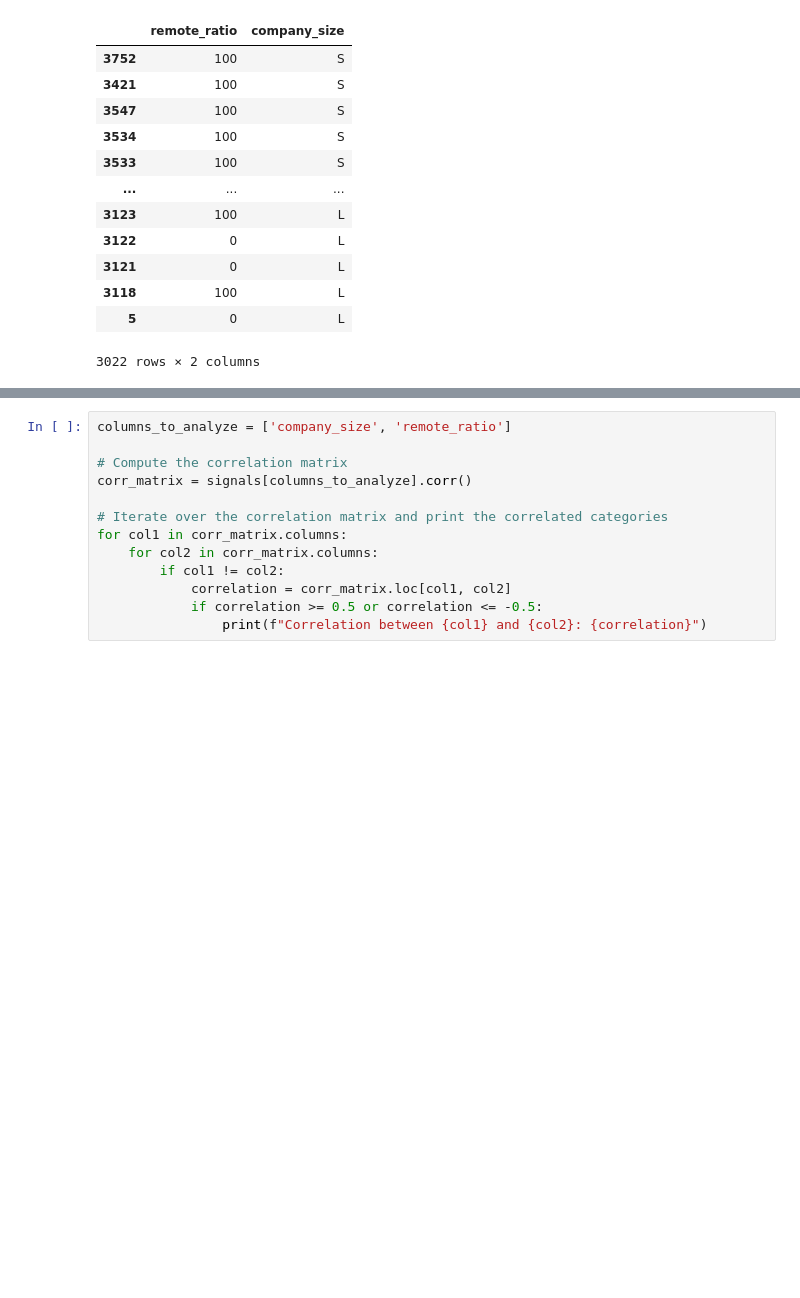
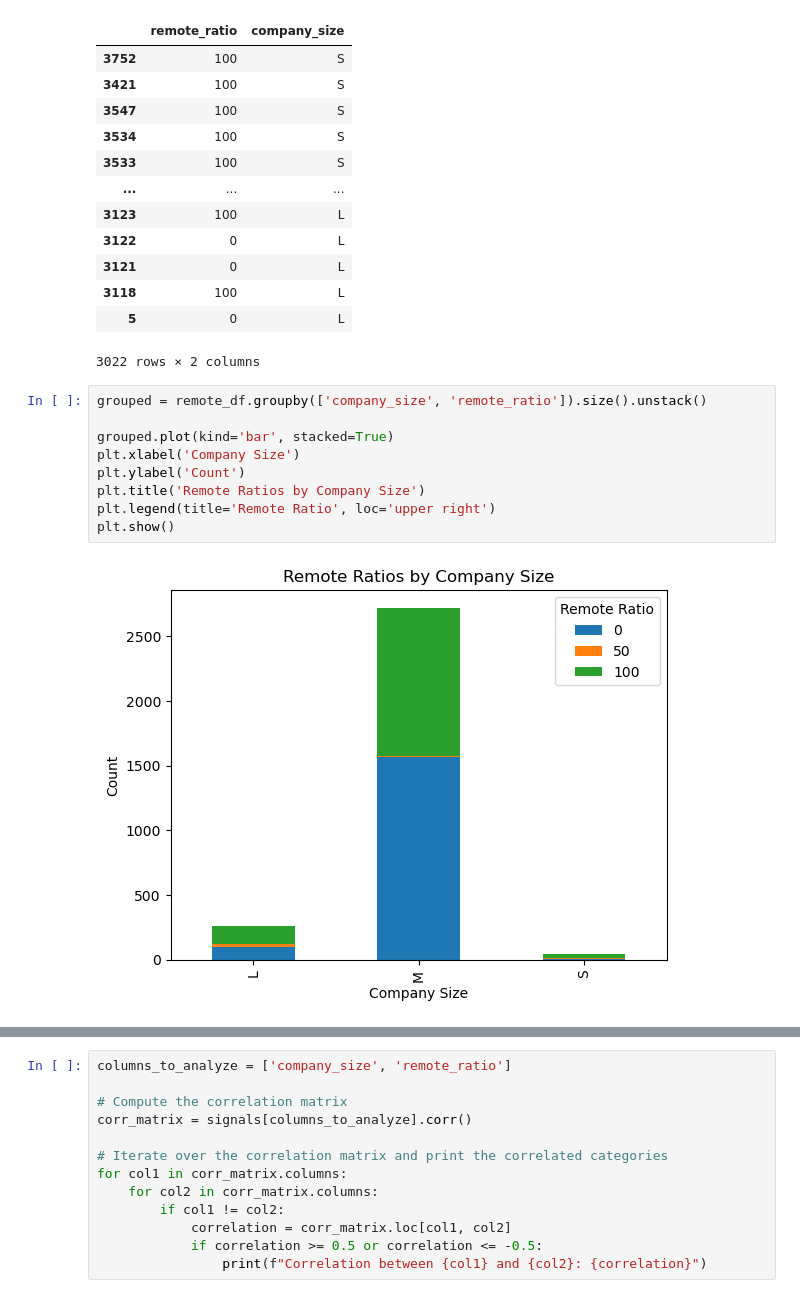
Before and after one commit to joshlynj/ds_salaries, a Jupyter notebook: notebooks/eda.ipynb, the cells around one changed output, grey strips where cells are left out. Drawn from its saved outputs; the diff is of its cells as text; blank space fills up the shorter version.

```diff
--- a/notebooks/eda.ipynb
+++ b/notebooks/eda.ipynb
@@ -364,3 +364,14 @@ remote_df
 | 3118 | 100 | L |
 | 5 | 0 | L |
 3022 rows × 2 columns
+# %%
+grouped = remote_df.groupby(['company_size', 'remote_ratio']).size().unstack()
+
+grouped.plot(kind='bar', stacked=True)
+plt.xlabel('Company Size')
+plt.ylabel('Count')
+plt.title('Remote Ratios by Company Size')
+plt.legend(title='Remote Ratio', loc='upper right')
+plt.show()
+# %% [output]
+[figure, added]
```
Also changed, not shown: parts of 3 cells of this notebook.
